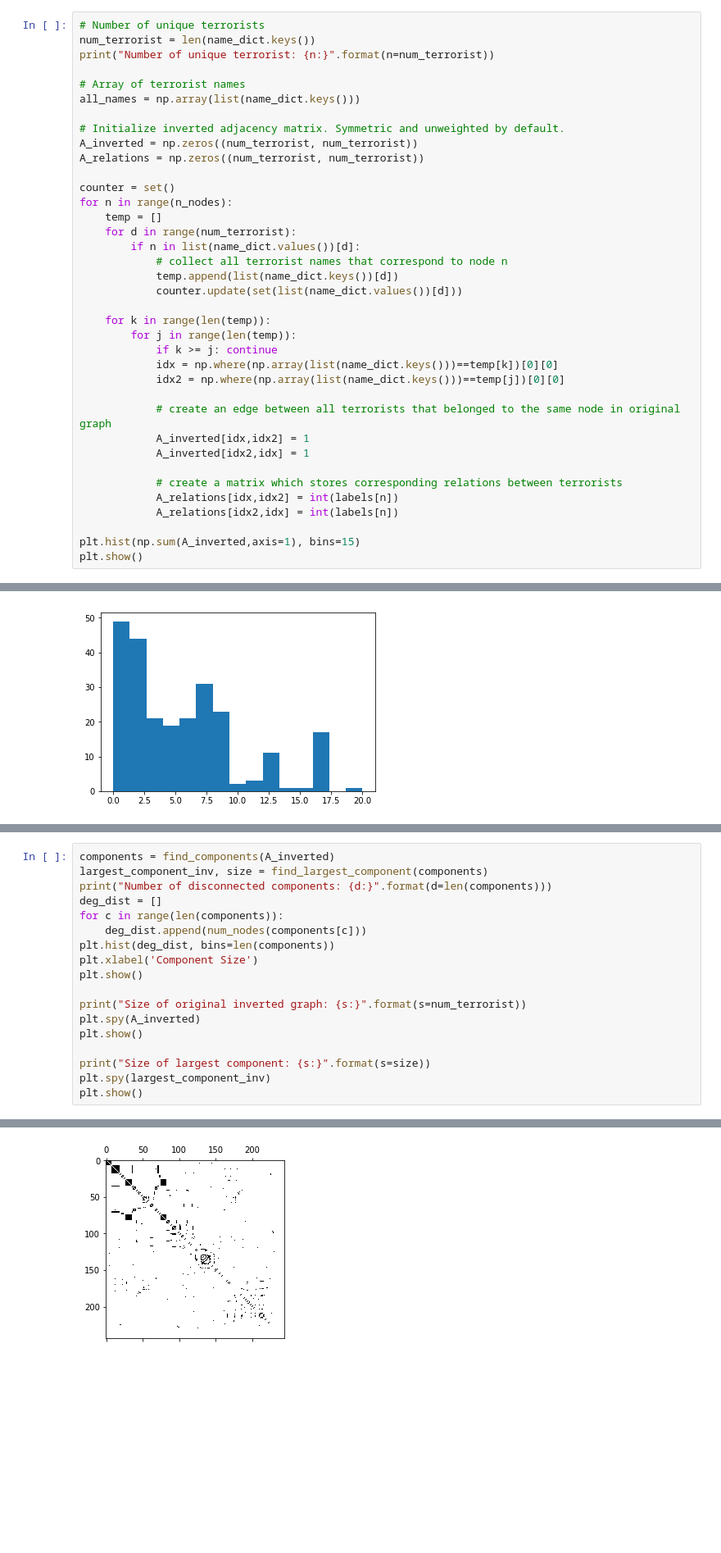
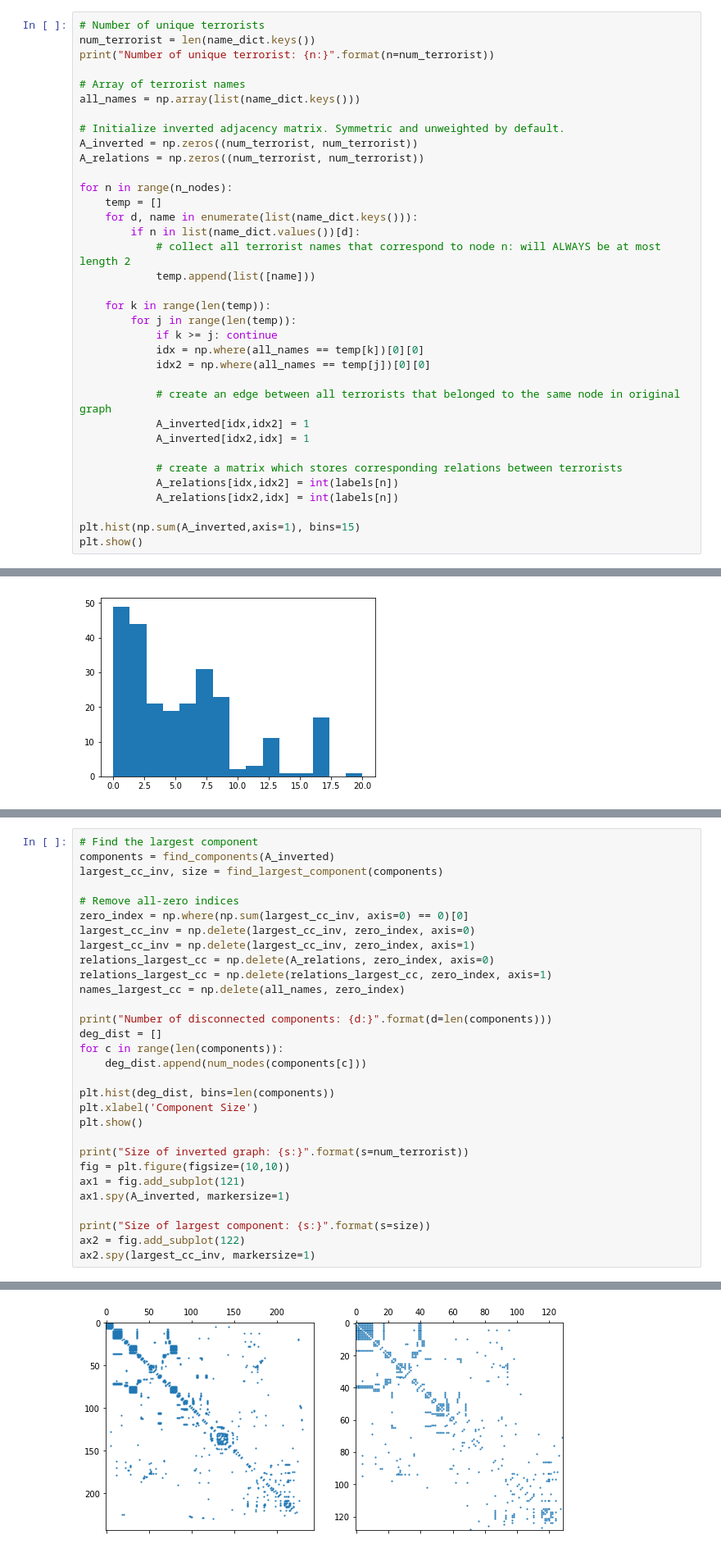
Before and after one commit to Kakavand/EPFL-antiterrorAssignment, a Jupyter notebook: project/give_names_tonodes.ipynb, the cells around one changed output, grey strips where cells are left out. Shown at 82% size. Drawn from its saved outputs; the diff is of its cells as text; blank space fills up the shorter version.

```diff
--- a/project/give_names_tonodes.ipynb
+++ b/project/give_names_tonodes.ipynb
@@ -40,20 +42,18 @@ all_names = np.array(list(name_dict.keys()))
 A_inverted = np.zeros((num_terrorist, num_terrorist))
 A_relations = np.zeros((num_terrorist, num_terrorist))
 
-counter = set()
 for n in range(n_nodes):
     temp = []
-    for d in range(num_terrorist):
+    for d, name in enumerate(list(name_dict.keys())):
         if n in list(name_dict.values())[d]:
-            # collect all terrorist names that correspond to node n
-            temp.append(list(name_dict.keys())[d])
-            counter.update(set(list(name_dict.values())[d]))
+            # collect all terrorist names that correspond to node n: will ALWAYS be at most length 2
+            temp.append(list([name]))
 
     for k in range(len(temp)):
         for j in range(len(temp)):
             if k >= j: continue
-            idx = np.where(np.array(list(name_dict.keys()))==temp[k])[0][0]
-            idx2 = np.where(np.array(list(name_dict.keys()))==temp[j])[0][0]
+            idx = np.where(all_names == temp[k])[0][0]
+            idx2 = np.where(all_names == temp[j])[0][0]
 
             # create an edge between all terrorists that belonged to the same node in original graph
             A_inverted[idx,idx2] = 1
@@ -71,21 +73,33 @@ Number of unique terrorist: 244
 # %%
+# Find the largest component
 components = find_components(A_inverted)
-largest_component_inv, size = find_largest_component(components)
+largest_cc_inv, size = find_largest_component(components)
+
+# Remove all-zero indices
+zero_index = np.where(np.sum(largest_cc_inv, axis=0) == 0)[0]
+largest_cc_inv = np.delete(largest_cc_inv, zero_index, axis=0)
+largest_cc_inv = np.delete(largest_cc_inv, zero_index, axis=1)
+relations_largest_cc = np.delete(A_relations, zero_index, axis=0)
+relations_largest_cc = np.delete(relations_largest_cc, zero_index, axis=1)
+names_largest_cc = np.delete(all_names, zero_index)
+
 print("Number of disconnected components: {d:}".format(d=len(components)))
 deg_dist = []
 for c in range(len(components)):
     deg_dist.append(num_nodes(components[c]))
+
 plt.hist(deg_dist, bins=len(components))
 plt.xlabel('Component Size')
 plt.show()
 
-print("Size of original inverted graph: {s:}".format(s=num_terrorist))
-plt.spy(A_inverted)
-plt.show()
+print("Size of inverted graph: {s:}".format(s=num_terrorist))
+fig = plt.figure(figsize=(10,10))
+ax1 = fig.add_subplot(121)
+ax1.spy(A_inverted, markersize=1)
 
 print("Size of largest component: {s:}".format(s=size))
-plt.spy(largest_component_inv)
-plt.show()
+ax2 = fig.add_subplot(122)
+ax2.spy(largest_cc_inv, markersize=1)
 # %% [output]
 Number of disconnected components: 30
 [figure]
@@ -93 +109 @@ Size of original inverted graph: 244
-[figure, old version]
+[figure, new version]
```
Also changed, not shown: parts of 13 cells of this notebook, 1 other file.
